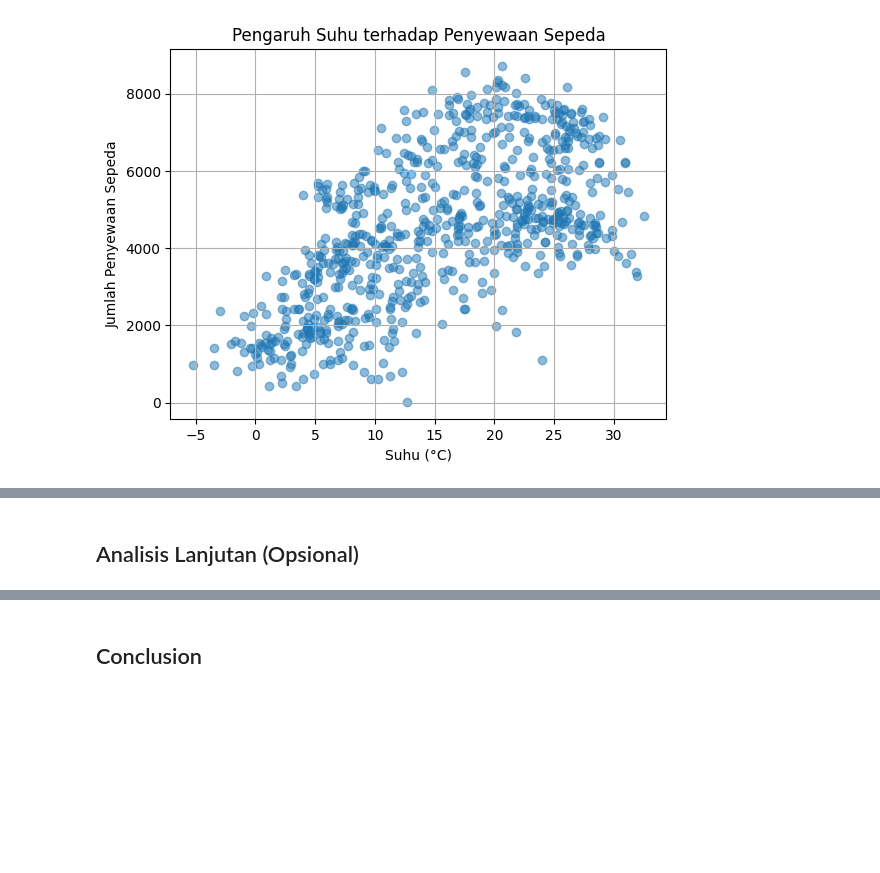
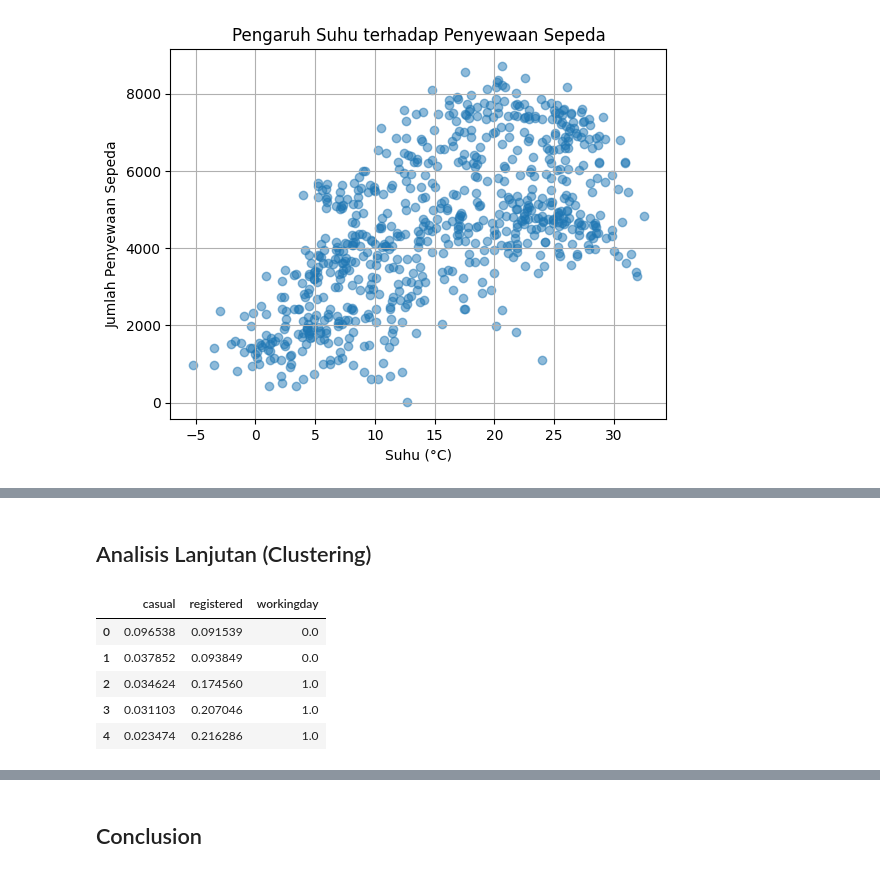
Before and after one commit to habibsatya/dicoding-data-analyst-sub, a Jupyter notebook: Proyek_Analisis_Data.ipynb, the cells around one changed output, grey strips where cells are left out. Drawn from its saved outputs; the diff is of its cells as text; code cells hidden in the pictures; blank space fills up the shorter version.

```diff
--- a/Proyek_Analisis_Data.ipynb
+++ b/Proyek_Analisis_Data.ipynb
@@ -327,2 +355,15 @@ Berdasarkan data di atas, didapatkan insight sebagai berikut:
 # %% [markdown]
-## Analisis Lanjutan (Opsional)
+## Analisis Lanjutan (Clustering)
+# %%
+data = day_df[['casual', 'registered', 'workingday']]
+
+scaler = MinMaxScaler()
+data_normalized = pd.DataFrame(scaler.fit_transform(data), columns=data.columns)
+data_normalized.head()
+# %% [output]
+|  | casual | registered | workingday |
+| 0 | 0.096538 | 0.091539 | 0.0 |
+| 1 | 0.037852 | 0.093849 | 0.0 |
+| 2 | 0.034624 | 0.174560 | 1.0 |
+| 3 | 0.031103 | 0.207046 | 1.0 |
+| 4 | 0.023474 | 0.216286 | 1.0 |
```
Also changed, not shown: parts of 14 cells of this notebook.
